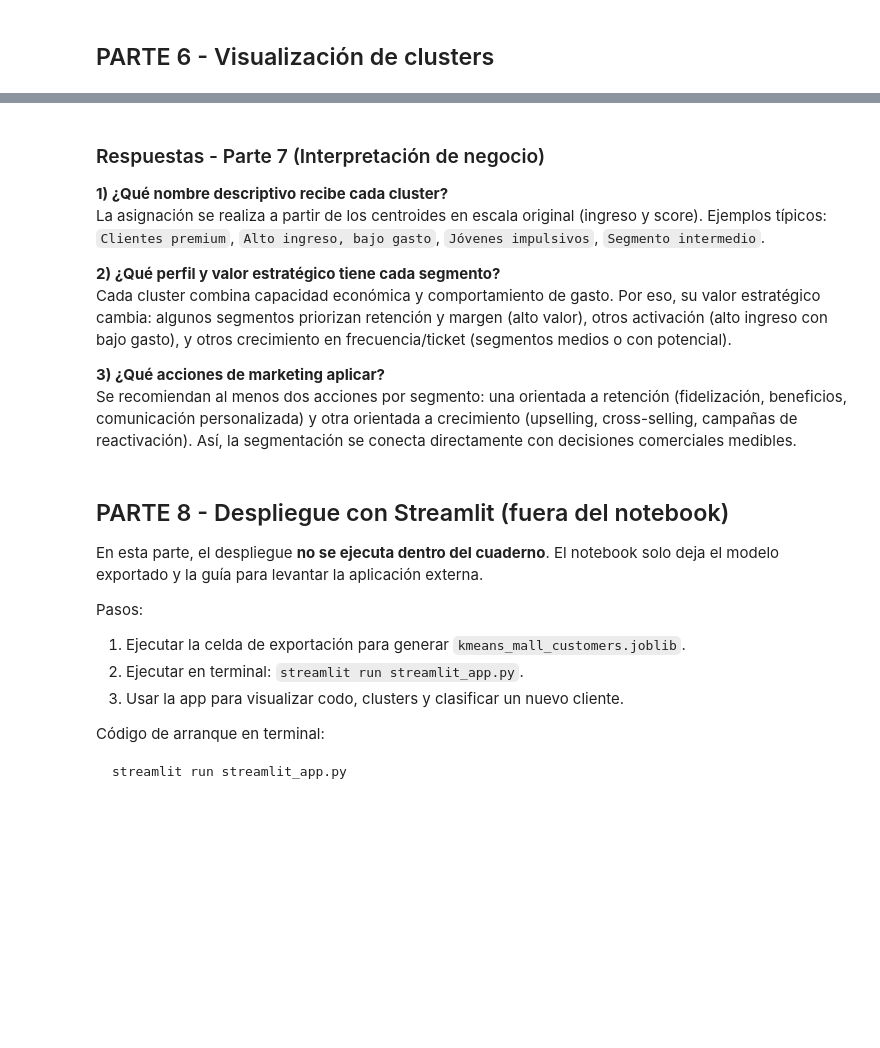
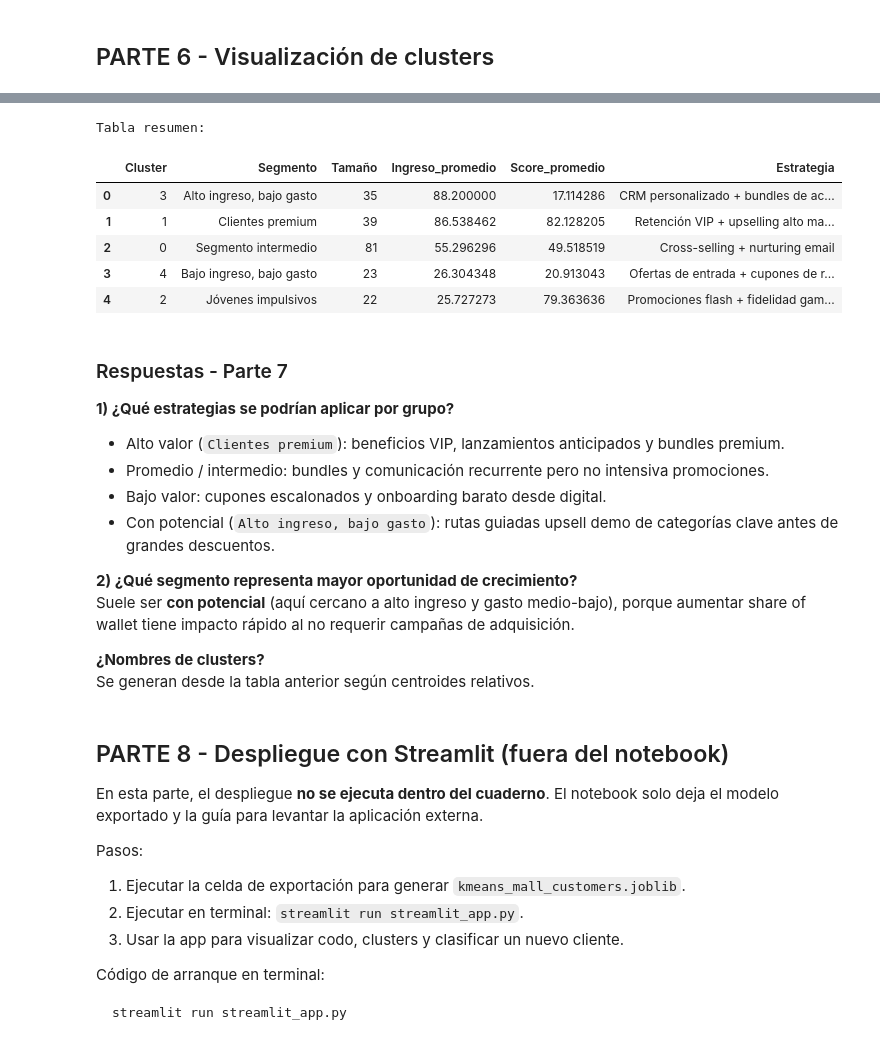
Before and after one commit to T0m4s1n/TAllerFinalMineria6, a Jupyter notebook: kmeans_segmentacion_clientes.ipynb, the cells around one changed output, grey strips where cells are left out. Saved outputs shown, nothing was run; the diff lists cells and outputs as text; code cells hidden in the pictures; blank space fills up the shorter version.

```diff
--- a/kmeans_segmentacion_clientes.ipynb
+++ b/kmeans_segmentacion_clientes.ipynb
@@ -506,69 +482,74 @@ plt.show()
 # %%
-# Creación de etiquetas de negocio basadas en el ranking de centroides
+# Tabla por cluster y etiquetas desde centroides (originales)
 centroids_business = centroids_df.copy()
 
 income_col = selected_features[0]
 score_col = selected_features[1] if len(selected_features) > 1 else selected_features[0]
 
-# Cuartiles para etiquetado relativo
 income_q1, income_q3 = centroids_business[income_col].quantile([0.25, 0.75])
 score_q1, score_q3 = centroids_business[score_col].quantile([0.25, 0.75])
 
 def name_cluster(row):
     income = row[income_col]
     score = row[score_col]
-
     if income >= income_q3 and score >= score_q3:
         return "Clientes premium"
     if income >= income_q3 and score <= score_q1:
         return "Alto ingreso, bajo gasto"
     if income <= income_q1 and score >= score_q3:
         return "Jóvenes impulsivos"
     if income <= income_q1 and score <= score_q1:
         return "Bajo ingreso, bajo gasto"
     return "Segmento intermedio"
 
+
 cluster_names = {int(row["Cluster"]): name_cluster(row) for _, row in centroids_business.iterrows()}
 df_clustered["Segmento"] = df_clustered["Cluster"].map(cluster_names)
 
-# Tabla de resumen solicitada (orden similar al archivo de referencia)
 summary_table = (
     df_clustered.groupby(["Cluster", "Segmento"], as_index=False)
-    .agg(Tamano=("Cluster", "count"),
-         Ingreso_promedio=(income_col, "mean"),
-         Score_promedio=(score_col, "mean"))
+    .agg(Tamaño=("Cluster", "count"), Ingreso_promedio=(income_col, "mean"), Score_promedio=(score_col, "mean"))
     .sort_values(["Ingreso_promedio", "Score_promedio"], ascending=False)
     .reset_index(drop=True)
 )
 
-# Estrategia recomendada por segmento
 strategy_map = {
-    "Clientes premium": "Retención VIP + upselling de productos de alto margen",
-    "Alto ingreso, bajo gasto": "Campañas personalizadas + bundles para activar consumo",
-    "Jóvenes impulsivos": "Promociones flash + programas de fidelidad gamificados",
+    "Clientes premium": "Retención VIP + upselling alto margen",
+    "Alto ingreso, bajo gasto": "CRM personalizado + bundles de activación",
+    "Jóvenes impulsivos": "Promociones flash + fidelidad gamificada",
     "Bajo ingreso, bajo gasto": "Ofertas de entrada + cupones de recurrencia",
-    "Segmento intermedio": "Cross-selling selectivo + nurturing por email"
+    "Segmento intermedio": "Cross-selling + nurturing email",
 }
-summary_table["Estrategia_recomendada"] = summary_table["Segmento"].map(strategy_map)
-summary_table = summary_table[["Cluster", "Segmento", "Tamano", "Ingreso_promedio", "Score_promedio", "Estrategia_recomendada"]]
 
-print("Nombres de clusters sugeridos:")
-for k, v in sorted(cluster_names.items()):
-    print(f"- Cluster {k}: {v}")
+summary_table["Estrategia"] = summary_table["Segmento"].map(strategy_map)
+summary_table = summary_table[
+    ["Cluster", "Segmento", "Tamaño", "Ingreso_promedio", "Score_promedio", "Estrategia"]
+]
 
-print("\\nTabla resumen de negocio:")
+print("Tabla resumen:")
 display(summary_table)
+# %% [output]
+Tabla resumen:
+|  | Cluster | Segmento | Tamaño | Ingreso_promedio | Score_promedio | Estrategia |
+| 0 | 3 | Alto ingreso, bajo gasto | 35 | 88.200000 | 17.114286 | CRM personalizado + bundles de ac... |
+| 1 | 1 | Clientes premium | 39 | 86.538462 | 82.128205 | Retención VIP + upselling alto ma... |
+| 2 | 0 | Segmento intermedio | 81 | 55.296296 | 49.518519 | Cross-selling + nurturing email |
+| 3 | 4 | Bajo ingreso, bajo gasto | 23 | 26.304348 | 20.913043 | Ofertas de entrada + cupones de r... |
+| 4 | 2 | Jóvenes impulsivos | 22 | 25.727273 | 79.363636 | Promociones flash + fidelidad gam... |
 # %% [markdown]
-### Respuestas - Parte 7 (Interpretación de negocio)
+### Respuestas - Parte 7
 
-**1) ¿Qué nombre descriptivo recibe cada cluster?**
-La asignación se realiza a partir de los centroides en escala original (ingreso y score). Ejemplos típicos: `Clientes premium`, `Alto ingreso, bajo gasto`, `Jóvenes impulsivos`, `Segmento intermedio`.
+**1) ¿Qué estrategias se podrían aplicar por grupo?**
+- Alto valor (`Clientes premium`): beneficios VIP, lanzamientos anticipados y bundles premium.
+- Promedio / intermedio: bundles y comunicación recurrente pero no intensiva promociones.
+- Bajo valor: cupones escalonados y onboarding barato desde digital.
+- Con potencial (`Alto ingreso, bajo gasto`): rutas guiadas upsell demo de categorías clave antes de grandes descuentos.
 
-**2) ¿Qué perfil y valor estratégico tiene cada segmento?**
-Cada cluster combina capacidad económica y comportamiento de gasto. Por eso, su valor estratégico cambia: algunos segmentos priorizan retención y margen (alto valor), otros activación (alto ingreso con bajo gasto), y otros crecimiento en frecuencia/ticket (segmentos medios o con potencial).
+**2) ¿Qué segmento representa mayor oportunidad de crecimiento?**
+Suele ser **con potencial** (aquí cercano a alto ingreso y gasto medio-bajo), porque aumentar share of wallet tiene impacto rápido al no requerir campañas de adquisición.
 
-**3) ¿Qué acciones de marketing aplicar?**
-Se recomiendan al menos dos acciones por segmento: una orientada a retención (fidelización, beneficios, comunicación personalizada) y otra orientada a crecimiento (upselling, cross-selling, campañas de reactivación). Así, la segmentación se conecta directamente con decisiones comerciales medibles.
+**¿Nombres de clusters?**
+Se generan desde la tabla anterior según centroides relativos.
 # %% [markdown]
 ## PARTE 8 - Despliegue con Streamlit (fuera del notebook)
 
```
Also changed, not shown: parts of 13 cells of this notebook, 1 other file.
